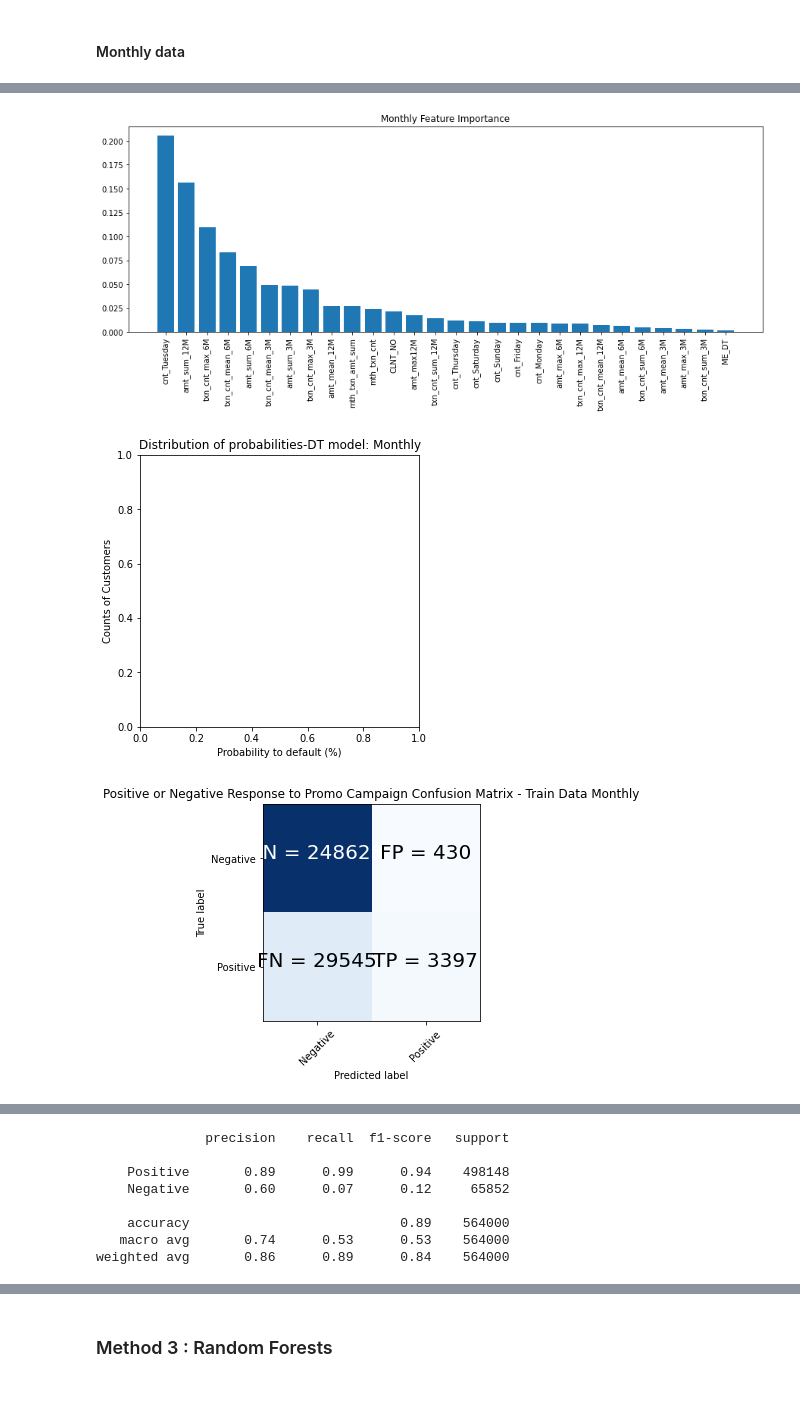
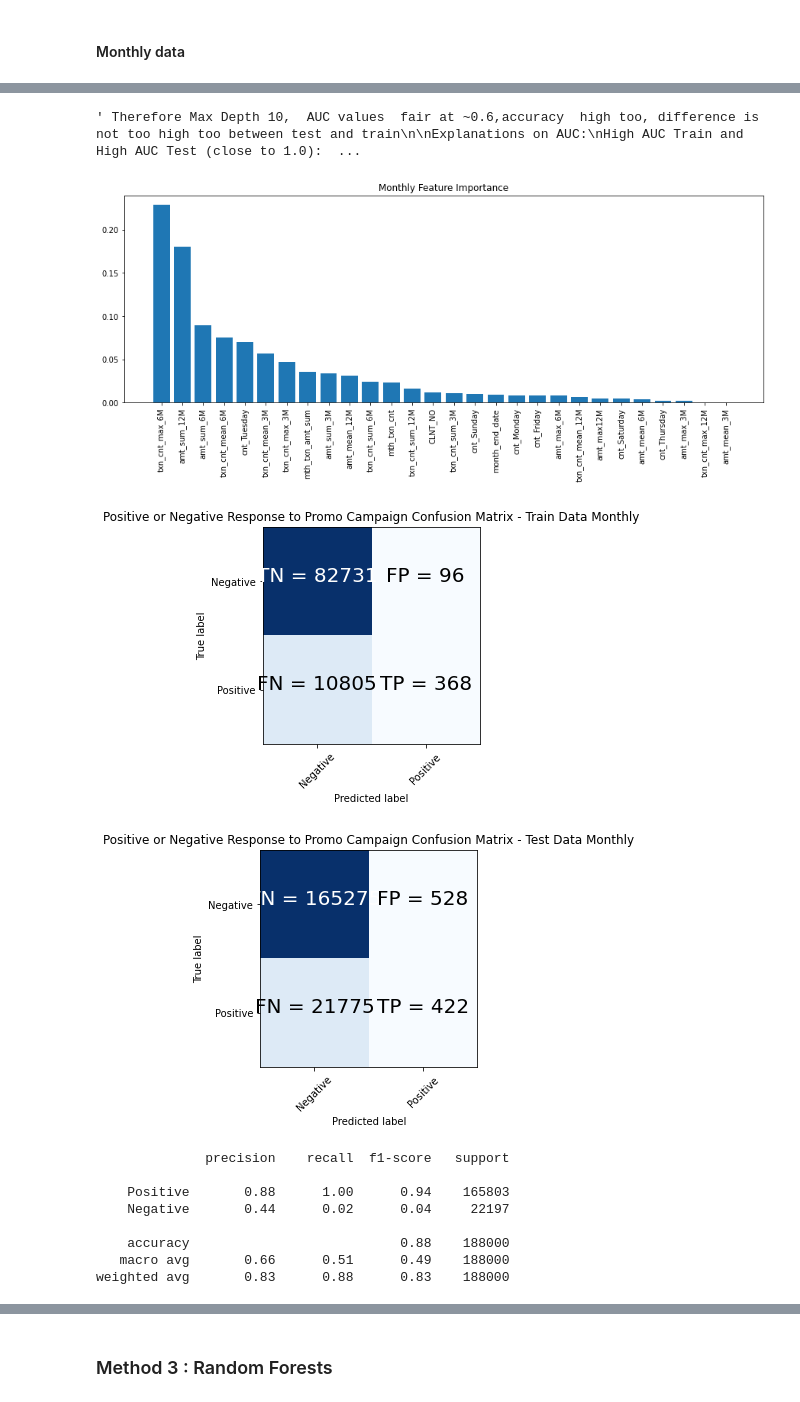
Before and after one commit to PortiaMasibi/Predicting-Response-to-Promotional-Campaign-, a Jupyter notebook: comparing_algorithms.ipynb, the cells around one changed output, grey strips where cells are left out. Cells and saved outputs as stored; diff of their text form; code cells hidden in the pictures.

Commit message:
Rrandom forest with monthly data

```diff
--- a/comparing_algorithms.ipynb
+++ b/comparing_algorithms.ipynb
@@ -792,7 +804,17 @@ performance_df
+# %%
+""" Therefore Max Depth 10,  AUC values  fair at ~0.6,accuracy  high too, difference is not too high too between test and train
+
+Explanations on AUC:
+High AUC Train and High AUC Test (close to 1.0): Suggests a well-performing model that generalizes well to new data.
+High AUC Train but Low AUC Test: Indicates overfitting, where the model has learned the training data too well and struggles with unseen data.
+Low AUC Train and Low AUC Test (close to 0.5): Suggests an underperforming model that lacks predictive power.
+"""
+# %% [output]
+' Therefore Max Depth 10,  AUC values  fair at ~0.6,accuracy  high too, difference is not too high too between test and train\n\nExplanations on AUC:\nHigh AUC Train and High AUC Test (close to 1.0):  ...
 # %%
                                                    #Fitting model
 # Define and fit
-estimator = DecisionTreeClassifier(random_state=0, max_depth = 15)
+estimator = DecisionTreeClassifier(random_state=0, max_depth = 10)
 dtc_best_model = estimator.fit(X_train_monthly, y_train_monthly)
 scores_train = dtc_best_model.predict_proba(X_train_monthly)[:,1]
 scores_test  = dtc_best_model.predict_proba(X_test_monthly)[:,1]
@@ -835,12 +857,12 @@ plt.show()
 
 # Plotting probability distribution for test set.
 
-plt.figure(figsize=(5,5))
-#sns.displot(data = scores_test, x = 100*scores_test)
-plt.title('Distribution of probabilities-DT model: Monthly')
-plt.xlabel('Probability to default (%)')
-plt.ylabel('Counts of Customers')
-plt.show()
+# plt.figure(figsize=(5,5))
+# sns.displot(data = scores_test, x = 100*scores_test)
+# plt.title('Distribution of probabilities-DT model: Monthly')
+# plt.xlabel('Probability to default (%)')
+# plt.ylabel('Counts of Customers')
+# plt.show()
 
 
 # Plotting confusion matrix and ROC curves of train/test set & Calculating precision/recall.
@@ -875,33 +897,41 @@ plt.title('Positive or Negative Response to Promo Campaign Confusion Matrix - Te
 plt.ylabel('True label')
 plt.xlabel('Predicted label')
 tick_marks = np.arange(len(classNames))
 plt.xticks(tick_marks, classNames, rotation=45)
 plt.yticks(tick_marks, classNames)
 s = [['TN','FP'], ['FN', 'TP']]
 thresh = cm.max() / 2.
 for i in range(2):
     for j in range(2):
         plt.text(j,i, str(s[i][j])+" = "+str(cm[i][j]), fontsize = 20,
                  horizontalalignment="center",
                  color="white" if cm[i, j] > thresh else "black")
 plt.show()
 
 
 # Precision and Recall
 print(classification_report(y_test_monthly, y_test_predicted, target_names = ['Positive', 'Negative']))
 
 # ROC Curve
 plt.plot(fpr_train, tpr_train, label='Train set | AUC of {:4.3f}'.format(auc_train));
 plt.plot(fpr_test, tpr_test, label='Test set | AUC of {:4.3f}'.format(auc_test));
 plt.plot([0,1], [0,1], color = 'k', linestyle = '--', label = 'Random | AUC of 0.5');
 plt.ylim([0,1.0])
 plt.xlim([0,1.0])
 plt.title('Random Forests ROC curves: Monthly', fontsize = 18)
 plt.ylabel('True positive rate', fontsize = 18)
 plt.xlabel('False positive rate', fontsize = 18)
 plt.legend()
 plt.show()
 # %% [output]
-[figure, old version]
+[figure, new version]
-[figure, old version]
+[figure, new version]
-[figure, old version]
+[figure, new version]
+              precision    recall  f1-score   support
+
+    Positive       0.88      1.00      0.94    165803
+    Negative       0.44      0.02      0.04     22197
+
+    accuracy                           0.88    188000
+   macro avg       0.66      0.51      0.49    188000
+weighted avg       0.83      0.88      0.83    188000
@@ -909,8 +938,0 @@ plt.show()
-              precision    recall  f1-score   support
-
-    Positive       0.89      0.99      0.94    498148
-    Negative       0.60      0.07      0.12     65852
-
-    accuracy                           0.89    564000
-   macro avg       0.74      0.53      0.53    564000
-weighted avg       0.86      0.89      0.84    564000
```
Also changed, not shown: parts of 24 cells of this notebook.
